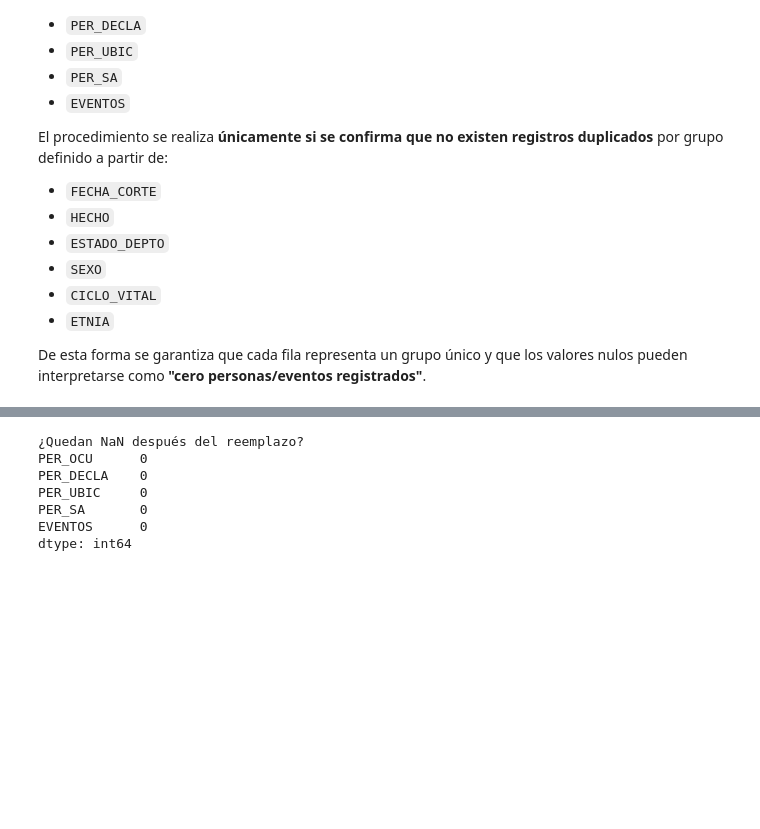
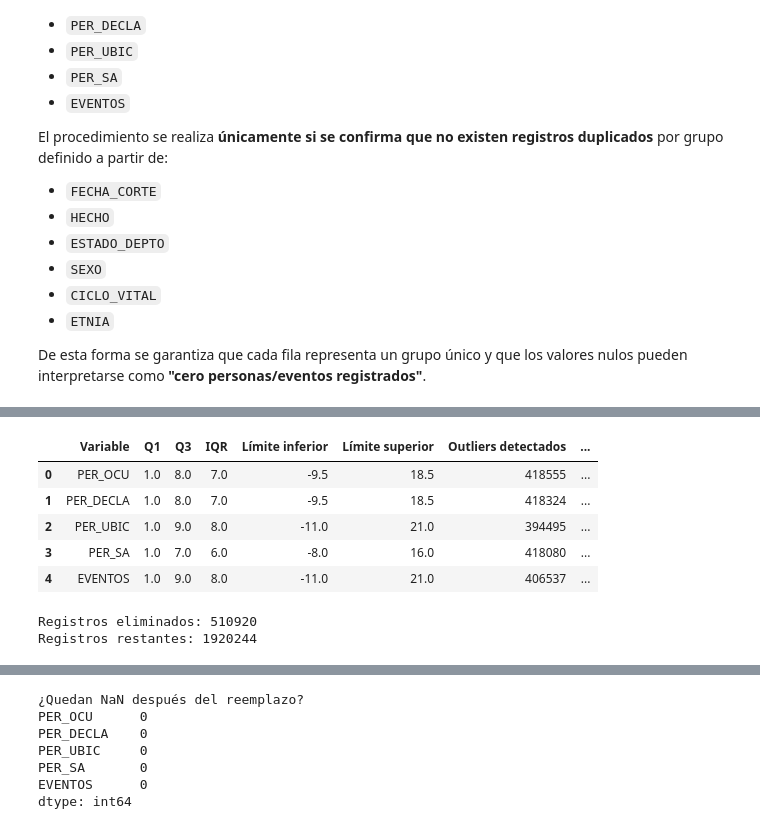
Before and after one commit to SantiRendon/conflicto-armado-en-cifras, a Jupyter notebook: notebooks/02_limpieza_datos_victimas.ipynb, the cells around one changed output, grey strips where cells are left out. Drawn from its saved outputs; the diff is of its cells as text; code cells hidden in the pictures; blank space fills up the shorter version.

```diff
--- a/notebooks/02_limpieza_datos_victimas.ipynb
+++ b/notebooks/02_limpieza_datos_victimas.ipynb
@@ -186,0 +260,34 @@ df[variables_conteo] = df[variables_conteo].fillna(0)
+# %%
+# Previsualización del impacto de los outliers
+resumen_outliers = []
+
+for col in variables_conteo:
+    Q1 = df[col].quantile(0.25)
+    Q3 = df[col].quantile(0.75)
+    IQR = Q3 - Q1
+    lower_bound = Q1 - 1.5 * IQR
+    upper_bound = Q3 + 1.5 * IQR
+
+    total = len(df)
+    num_outliers = df[(df[col] < lower_bound) | (df[col] > upper_bound)].shape[0]
+
+    resumen_outliers.append({
+        'Variable': col,
+        'Q1': round(Q1, 2),
+        'Q3': round(Q3, 2),
+        'IQR': round(IQR, 2),
+        'Límite inferior': round(lower_bound, 2),
+        'Límite superior': round(upper_bound, 2),
+        'Outliers detectados': num_outliers,
+        'Porcentaje Outliers': round((num_outliers / total) * 100, 2)
+    })
+
+resumen_df = pd.DataFrame(resumen_outliers)
+display(resumen_df)
+# %% [output]
+|  | Variable | Q1 | Q3 | IQR | Límite inferior | Límite superior | Outliers detectados | ... |
+| 0 | PER_OCU | 1.0 | 8.0 | 7.0 | -9.5 | 18.5 | 418555 | ... |
+| 1 | PER_DECLA | 1.0 | 8.0 | 7.0 | -9.5 | 18.5 | 418324 | ... |
+| 2 | PER_UBIC | 1.0 | 9.0 | 8.0 | -11.0 | 21.0 | 394495 | ... |
+| 3 | PER_SA | 1.0 | 7.0 | 6.0 | -8.0 | 16.0 | 418080 | ... |
+| 4 | EVENTOS | 1.0 | 9.0 | 8.0 | -11.0 | 21.0 | 406537 | ... |
@@ -186,0 +341,7 @@ df[variables_conteo] = df[variables_conteo].fillna(0)
+# %%
+# Paso 4: Reporte rápido
+print(f"Registros eliminados: {outlier_mask.sum()}")
+print(f"Registros restantes: {len(df)}")
+# %% [output]
+Registros eliminados: 510920
+Registros restantes: 1920244
```
Also changed, not shown: parts of 15 cells of this notebook.
